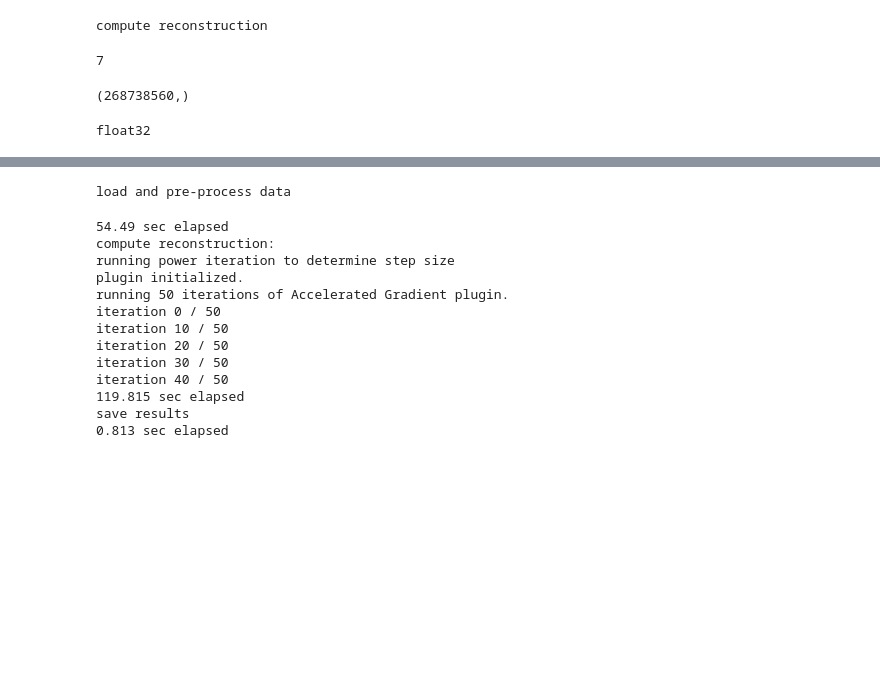
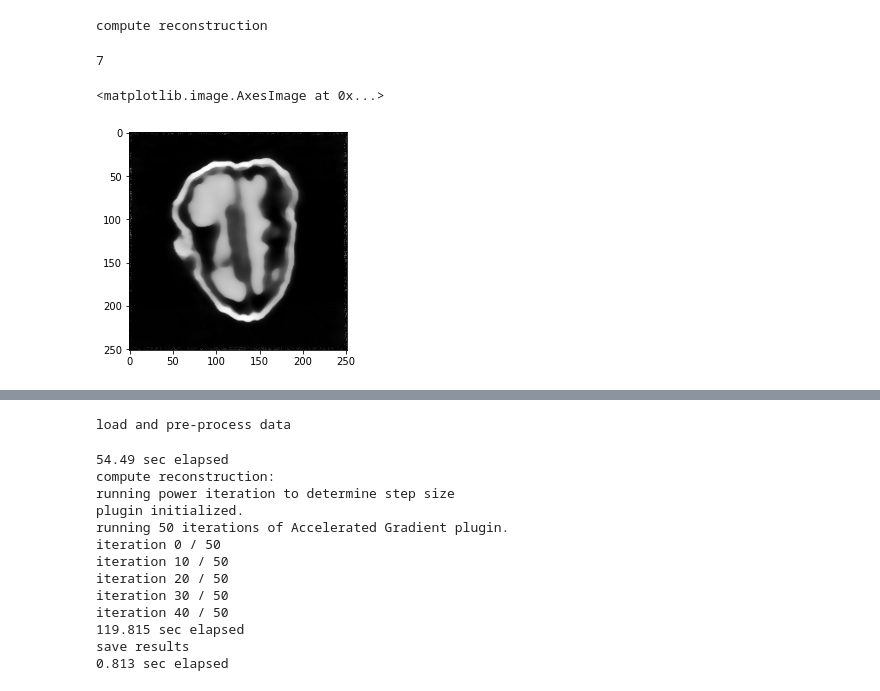
Before and after one commit to PranjalSahu/WalnutReconstructionCodes, a Jupyter notebook: test1.ipynb, the cells around one changed output, grey strips where cells are left out. Saved outputs shown, nothing was run; the diff lists cells and outputs as text; code cells hidden in the pictures; blank space fills up the shorter version.

```diff
--- a/test1.ipynb
+++ b/test1.ipynb
@@ -366,12 +540,3 @@ W = astra.OpTomo(proj_id)
 #W                = astra.OpTomo(proj_id)
 # %% [output]
 7
-# %%
-r = W*vol_rec
-print(r.shape)
-# %% [output]
-(268738560,)
-# %%
-print(vol_rec.dtype)
-# %% [output]
-float32
@@ -381,0 +543,6 @@ p =  np.reshape(r, [972, 360, 768])
+# %%
+# 0.1
+plt.imshow(vol_rec[:, 160, :], cmap='gray')
+# %% [output]
+<matplotlib.image.AxesImage at 0x...>
+[figure, added]
```
Also changed, not shown: parts of 16 cells of this notebook.
